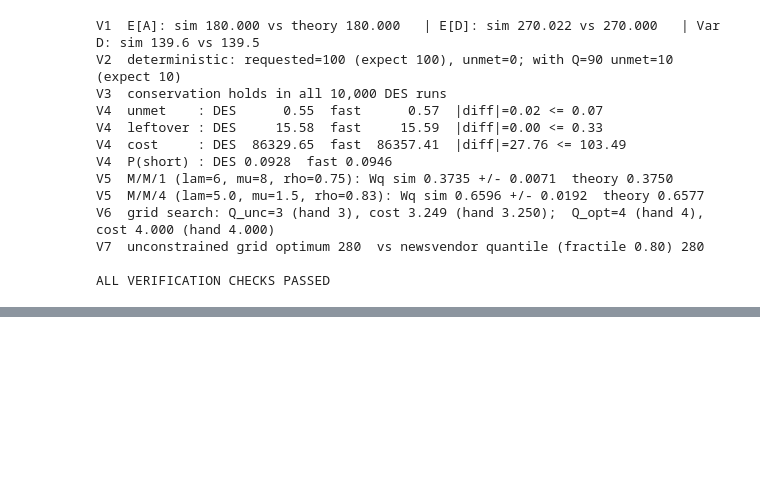
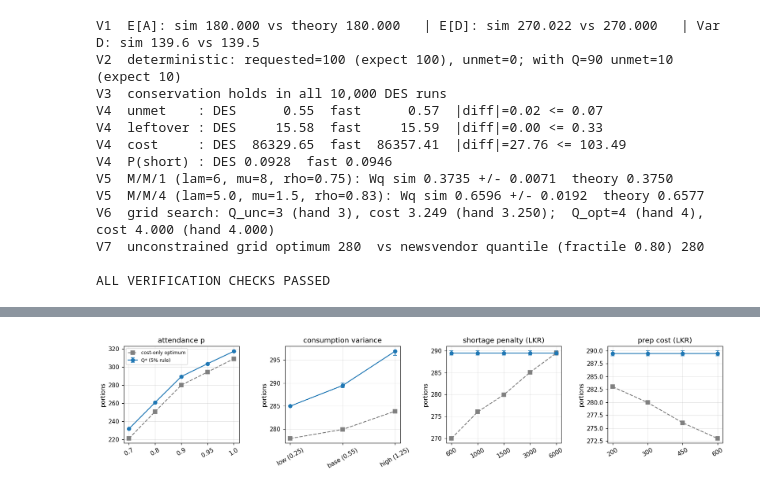
Before and after one commit to VidathTheekshana/Event-Catering-Demand-Simulator, a Jupyter notebook: notebook/event_catering_simulator.ipynb, the cells around one changed output, grey strips where cells are left out. Cells and saved outputs as stored; diff of their text form; code cells hidden in the pictures; blank space fills up the shorter version.

Commit message:
feat(analysis): add optimisation and sensitivity experiments

```diff
--- a/notebook/event_catering_simulator.ipynb
+++ b/notebook/event_catering_simulator.ipynb
@@ -372,0 +453,33 @@ ALL VERIFICATION CHECKS PASSED
+# %%
+def qgrid(pr, lo=4, hi=6):
+    sd = np.sqrt(pr.var_demand); return np.arange(int(pr.mean_demand - lo*sd), int(pr.mean_demand + hi*sd) + 2)
+
+def q_over_seeds(pr, n_seeds=20, reps=10_000):
+    qs, cs, qu = [], [], []
+    for s in range(n_seeds):
+        o = optimise(pr, qgrid(pr), reps, seed=1000 + s); qs.append(o["Q_opt"]); cs.append(o["grid"]["cost"][o["i_opt"]]); qu.append(o["Q_unc"])
+    return np.array(qs), np.array(cs), np.array(qu)
+
+sweeps = {
+  "attendance p":            [(f"{v}", replace(par, p=v)) for v in (0.7, 0.8, 0.9, 0.95, 1.0)],
+  "consumption variance":    [("low (0.25)",  replace(par, probs=(0.0, 0.5, 0.5, 0.0))), ("base (0.55)", par),
+                              ("high (1.25)", replace(par, probs=(0.25, 0.25, 0.25, 0.25)))],
+  "shortage penalty (LKR)":  [(f"{v}", replace(par, c_short=v)) for v in (600, 1000, 1500, 3000, 6000)],
+  "prep cost (LKR)":         [(f"{v}", replace(par, c_prep=v)) for v in (200, 300, 450, 600)],
+}
+rows = []
+for name, lst in sweeps.items():
+    for lab, pr in lst:
+        qs, cs, qu = q_over_seeds(pr)
+        rows.append({"parameter": name, "value": lab, "E[D]": pr.mean_demand, "Q* mean": qs.mean(), "Q* min": qs.min(), "Q* max": qs.max(), "Q unconstrained": qu.mean(),
+                     "cost mean": cs.mean(), "cost 95% CI": 1.96 * cs.std(ddof=1) / np.sqrt(len(cs))})
+sens = pd.DataFrame(rows); display(sens.round(1))
+
+fig, axs = plt.subplots(1, 4, figsize=(15, 3.4))
+for ax, (name, grp) in zip(axs, sens.groupby("parameter", sort=False)):
+    ax.errorbar(range(len(grp)), grp["Q* mean"], yerr=[grp["Q* mean"] - grp["Q* min"], grp["Q* max"] - grp["Q* mean"]], fmt="o-", capsize=3, label="Q* (5% rule)")
+    ax.plot(range(len(grp)), grp["Q unconstrained"], "s--", c="gray", label="cost-only optimum")
+    ax.set_xticks(range(len(grp))); ax.set_xticklabels(grp["value"], rotation=30); ax.set(title=name, ylabel="portions")
+axs[0].legend(fontsize=8)
+plt.tight_layout(); plt.savefig("figures/sensitivity.png"); plt.show()
+# %% [output]
@@ -372,0 +504 @@ ALL VERIFICATION CHECKS PASSED
+[figure, added]
```
Also changed, not shown: parts of 11 cells of this notebook, 4 other files.
